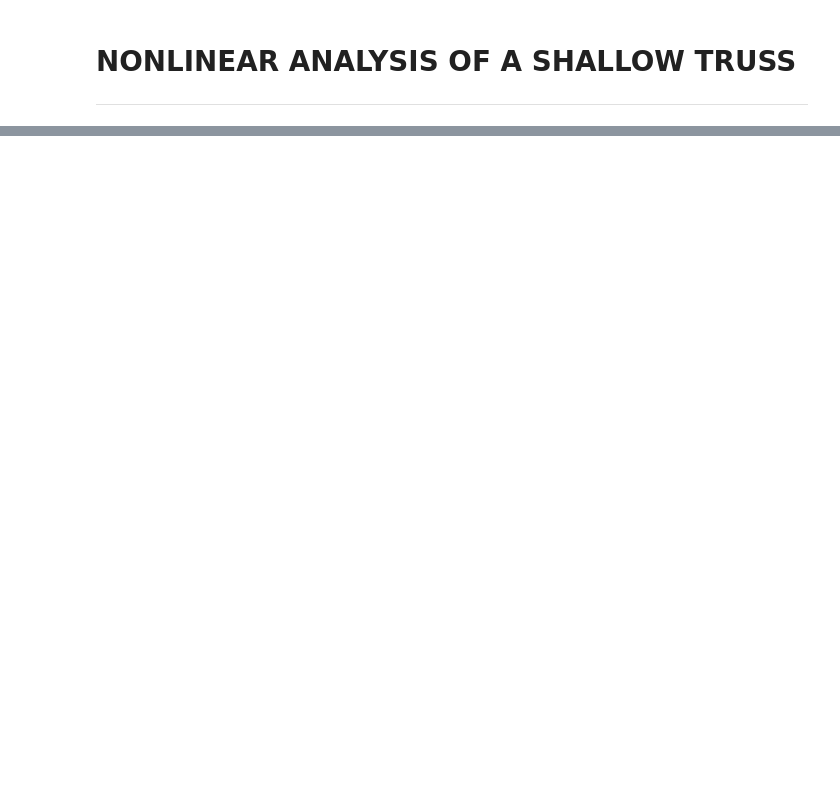
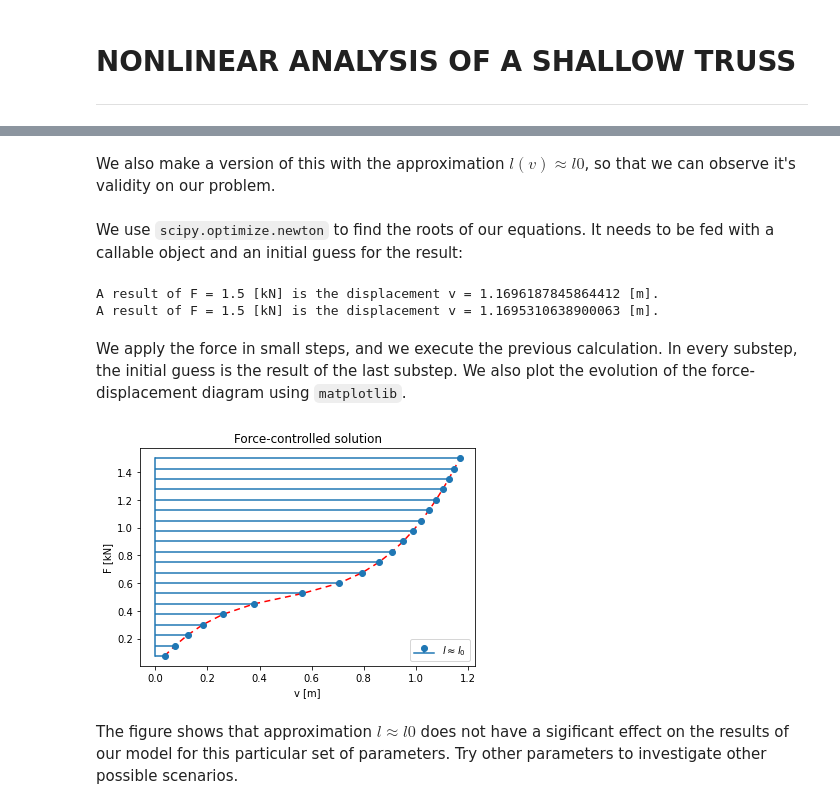
Before and after one commit to BALOGHBence/NLSM, a Jupyter notebook: shallow_truss.ipynb, the cells around one changed output, grey strips where cells are left out. Cells and saved outputs as stored; diff of their text form; code cells hidden in the pictures; blank space fills up the shorter version.

```diff
--- a/shallow_truss.ipynb
+++ b/shallow_truss.ipynb
@@ -15,0 +30,2 @@ v = 0.  # initial guess of the displacement in [m]
+# %% [markdown]
+We also make a version of this with the approximation $l(v) \approx l0$, so that we can observe it's validity on our problem.
@@ -15,0 +60,37 @@ v = 0.  # initial guess of the displacement in [m]
+# %% [markdown]
+We use `scipy.optimize.newton` to find the roots of our equations. It needs to be fed with a callable object and an initial guess for the result:
+# %%
+# solution by findig roots of a nonlinear function
+v = newton(R(F), 0)
+print("A result of F = {} [kN] is the displacement v = {} [m].".format(F, v))
+# solution by findig roots of a nonlinear function using the approximation l = l0
+v = newton(R_(F), 0)
+print("A result of F = {} [kN] is the displacement v = {} [m].".format(F, v))
+# %% [output]
+A result of F = 1.5 [kN] is the displacement v = 1.1696187845864412 [m].
+A result of F = 1.5 [kN] is the displacement v = 1.1695310638900063 [m].
+# %% [markdown]
+We apply the force in small steps, and we execute the previous calculation. In every substep, the initial guess is the result of the last substep. We also plot the evolution of the force-displacement diagram using `matplotlib`.
+# %%
+#k = 0.0
+fig, ax = plt.subplots()
+nstep = 20
+ydata = [(i+1)*F/nstep for i in range(nstep)]
+xdata, _xdata = [], []
+v, _v = 0, 0
+for Fi in ydata:
+    v = newton(R(Fi), v)
+    xdata.append(v)
+    _v = newton(R_(Fi), _v)
+    _xdata.append(_v)
+ax.plot(xdata, ydata, dashes=[4, 3], color='red')
+ax.stem(ydata, _xdata, label=r"$l \approx l_0$", basefmt='', orientation='horizontal')
+ax.set_xlabel('v [m]')
+ax.set_ylabel('F [kN]')
+ax.legend()
+ax.set_title('Force-controlled solution')
+plt.show()
+# %% [output]
+[figure, added]
+# %% [markdown]
+The figure shows that approximation $l \approx l0$ does not have a sigificant effect on the results of our model for this particular set of parameters. Try other parameters to investigate other possible scenarios.
```
Also changed, not shown: parts of 19 cells of this notebook, 2 other files.
